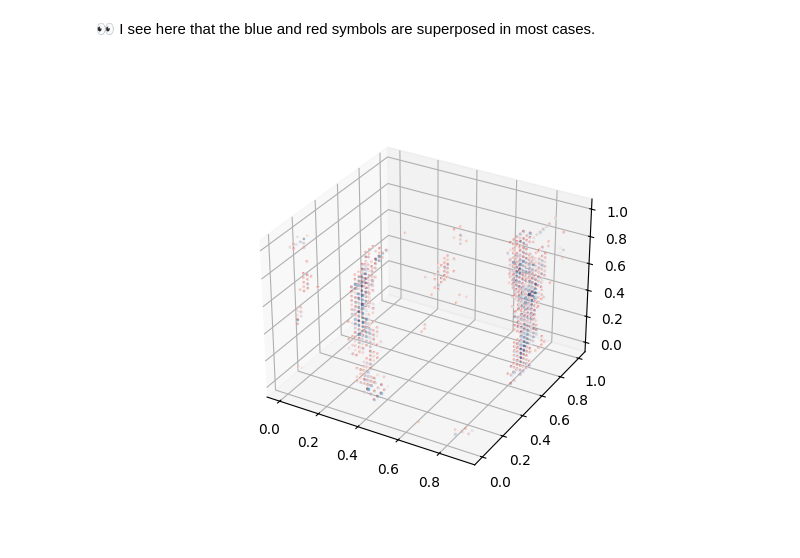
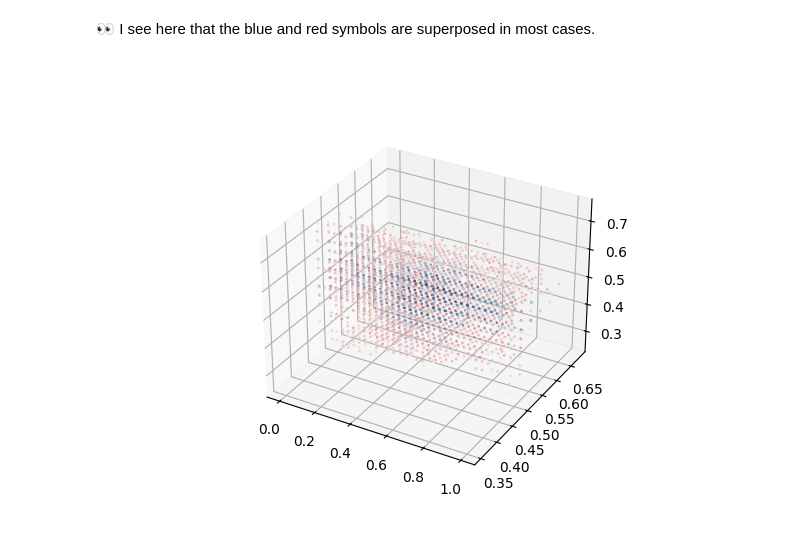
Before and after one commit to DeepMolGen/ZeoDiff, a Jupyter notebook: notebooks/generated_molecules.ipynb, the cells around one changed output. Drawn from its saved outputs; the diff is of its cells as text; code cells hidden in the pictures.

```diff
--- a/notebooks/generated_molecules.ipynb
+++ b/notebooks/generated_molecules.ipynb
@@ -42,6 +41,6 @@ array([[1095.1825 , 3495.5574 , 4953.8447 , ..., 5003.782  , 4975.7207 ,
 (Written at the same time as visualization files)
 # %%
-sample_1=np.load('../zeodiff/sample_hoa_50/sample_1.npy')
+sample_1=np.load('../generated_samples/sample_hoa_50/sample_1.npy')
 sample_1.shape
 # %% [output]
 (3, 32, 32, 32)
@@ -123,7 +122,7 @@ def plot_sample(n: int):
     import sys
     import matplotlib.pyplot as plt
     sys.path.append("../zeodiff") # we didnt install zeodiff, thus use this trick to access all members
-    sample_n=np.load(f"../zeodiff/sample_hoa_50/sample_{n}.npy")
+    sample_n=np.load(f"../generated_samples/sample_hoa_50/sample_{n}.npy")
 
     x,y,z = np.mgrid[0:1:32j, 0:1:32j, 0:1:32j]
     #energy = sample_n[0,:,:,:]
@@ -138,6 +137,6 @@ def plot_sample(n: int):
     ax.scatter(x[mask_O], y[mask_O], z[mask_O], c=Si[mask_O], cmap='Reds', s=1, alpha=0.5)
     ax.scatter(x[mask_O], y[mask_O], z[mask_O], c=O[mask_O], cmap='Blues', s=1, alpha=0.5, marker='s')
 # %%
-plot_sample(6)
+plot_sample(3)
 # %% [output]
-[figure, old version]
+[figure, new version]
```
Also changed, not shown: parts of 4 cells of this notebook, 1 other file.
